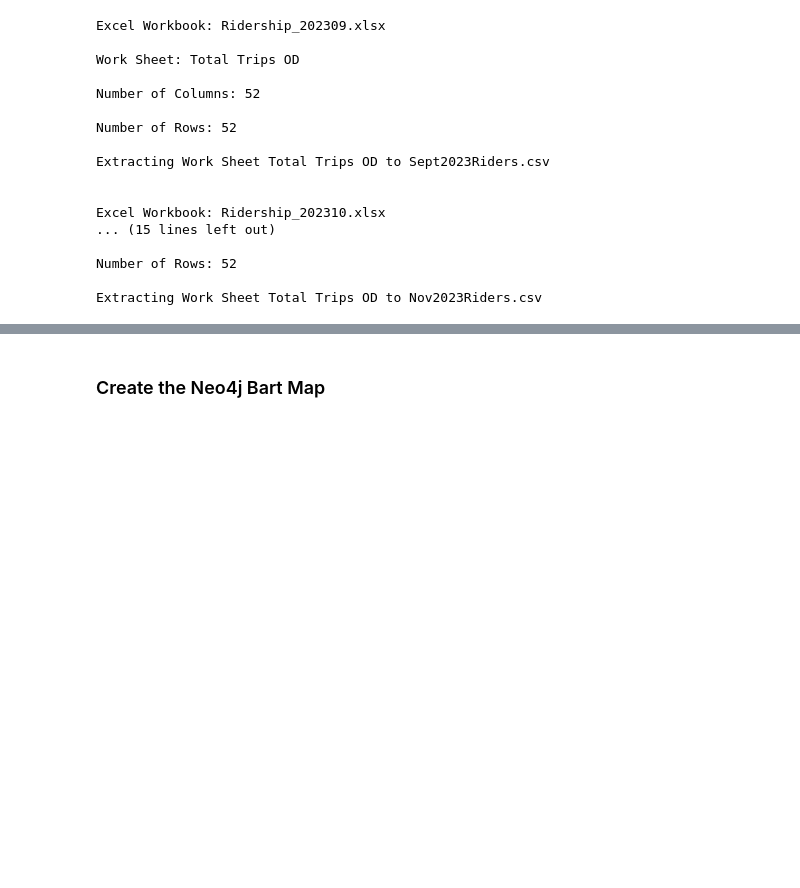
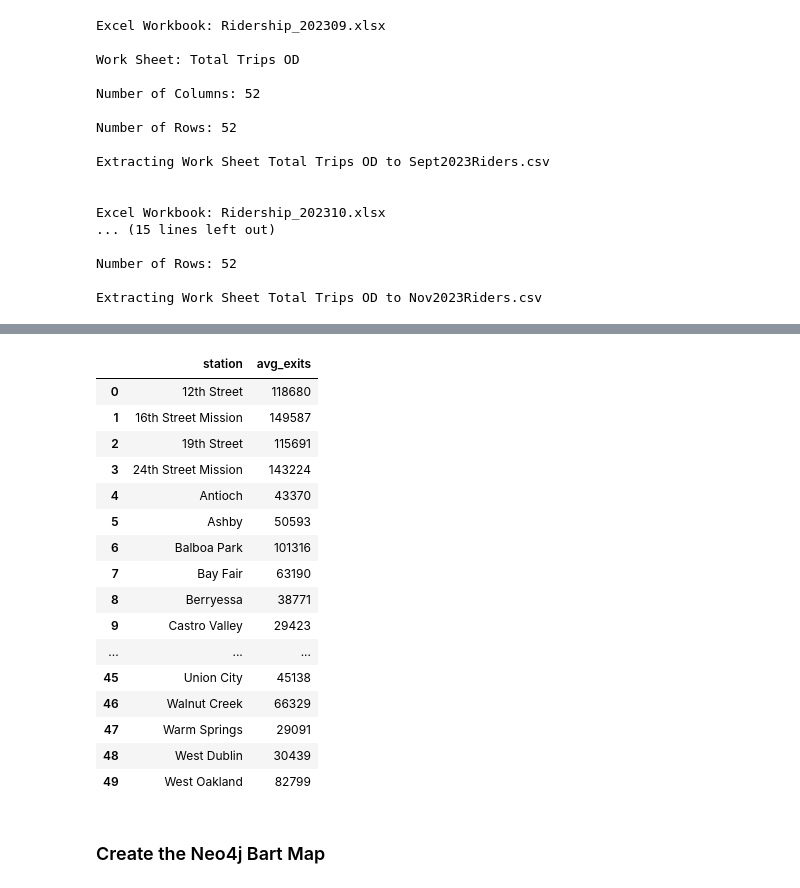
Before and after one commit to mids-w205/ChristensenDjalaliSelbyYaoProject3, a Jupyter notebook: code/Neo4j Code.ipynb, the cells around one changed output, grey strips where cells are left out. Cells and saved outputs as stored; diff of their text form; code cells hidden in the pictures; blank space fills up the shorter version.

```diff
--- a/code/Neo4j Code.ipynb
+++ b/code/Neo4j Code.ipynb
@@ -390,3 +414,53 @@ my_select_query_pandas(query, rollback_before_flag, rollback_after_flag)
+# %%
+rollback_before_flag = True
+rollback_after_flag = True
+
+query = """
+with allMonths as
+    (select
+        stations.station,
+        septRiders.exits as september_Exits,
+        octRiders.exits as october_Exits,
+        novRiders.exits as november_Exits
+    from stations
+        join stationNames
+            on stationNames."Station Name" = stations.station
+        join septRiders
+            on stationNames."Two-Letter Station Code" = septRiders.station
+        join octRiders
+            on stationNames."Two-Letter Station Code" = octRiders.station
+        join novRiders
+            on stationNames."Two-Letter Station Code" = novRiders.station
+    )
+
+select
+    station,
+    ROUND((september_exits + october_exits+november_exits)/3)::INTEGER as avg_exits
+from allMonths
+
+order by station
+
+"""
+
+my_select_query_pandas(query, rollback_before_flag, rollback_after_flag)
+# %% [output]
+|  | station | avg_exits |
+| 0 | 12th Street | 118680 |
+| 1 | 16th Street Mission | 149587 |
+| 2 | 19th Street | 115691 |
+| 3 | 24th Street Mission | 143224 |
+| 4 | Antioch | 43370 |
+| 5 | Ashby | 50593 |
+| 6 | Balboa Park | 101316 |
+| 7 | Bay Fair | 63190 |
+| 8 | Berryessa | 38771 |
+| 9 | Castro Valley | 29423 |
+| ... | ... | ... |
+| 45 | Union City | 45138 |
+| 46 | Walnut Creek | 66329 |
+| 47 | Warm Springs | 29091 |
+| 48 | West Dublin | 30439 |
+| 49 | West Oakland | 82799 |
 # %% [markdown]
 ### Create the Neo4j Bart Map
 # %% [markdown]
```
Also changed, not shown: parts of 10 cells of this notebook.
